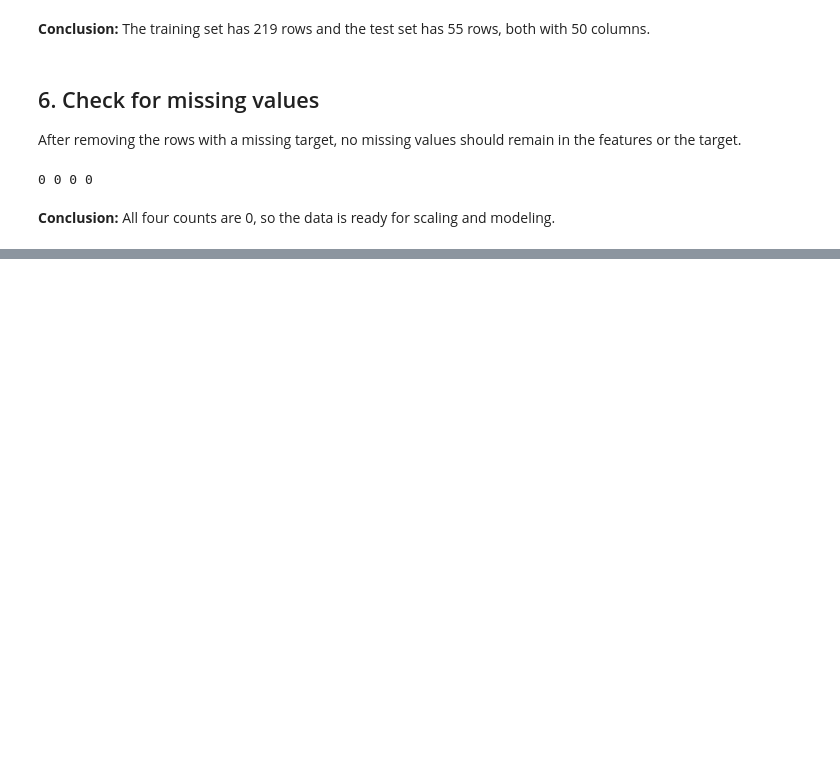
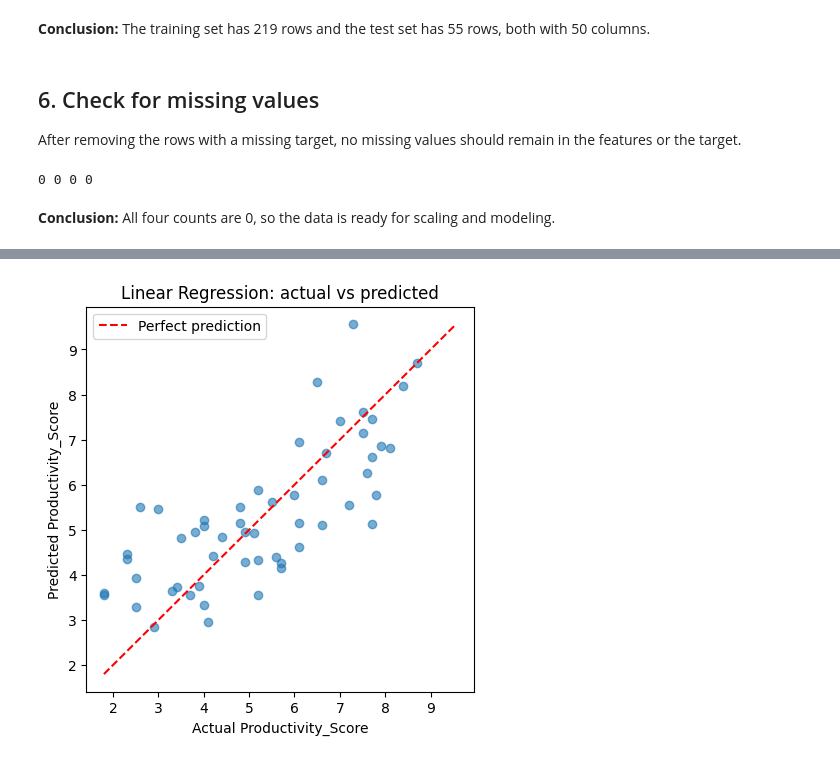
Before and after one commit to Mona1AlShmammari/Al_usage, a Jupyter notebook: Notebooks/02_Modeling_and_Preprocessing.ipynb, the cells around one changed output, grey strips where cells are left out. Drawn from its saved outputs; the diff is of its cells as text; code cells hidden in the pictures; blank space fills up the shorter version.

```diff
--- a/Notebooks/02_Modeling_and_Preprocessing.ipynb
+++ b/Notebooks/02_Modeling_and_Preprocessing.ipynb
@@ -155,0 +327,14 @@ print(X_train.isnull().sum().sum(), X_test.isnull().sum().sum(), y_train.isnull(
+# %%
+pred = best_model.predict(X_test)
+plt.figure(figsize=(5, 5))
+plt.scatter(y_test, pred, alpha=0.6)
+lims = [min(y_test.min(), pred.min()), max(y_test.max(), pred.max())]
+plt.plot(lims, lims, "r--", label="Perfect prediction")
+plt.xlabel("Actual Productivity_Score")
+plt.ylabel("Predicted Productivity_Score")
+plt.title(best_name + ": actual vs predicted")
+plt.legend()
+plt.savefig("../Images/actual_vs_predicted.png", dpi=150, bbox_inches="tight")
+plt.show()
+# %% [output]
+[figure, added]
```
Also changed, not shown: parts of 23 cells of this notebook, 8 other files.
